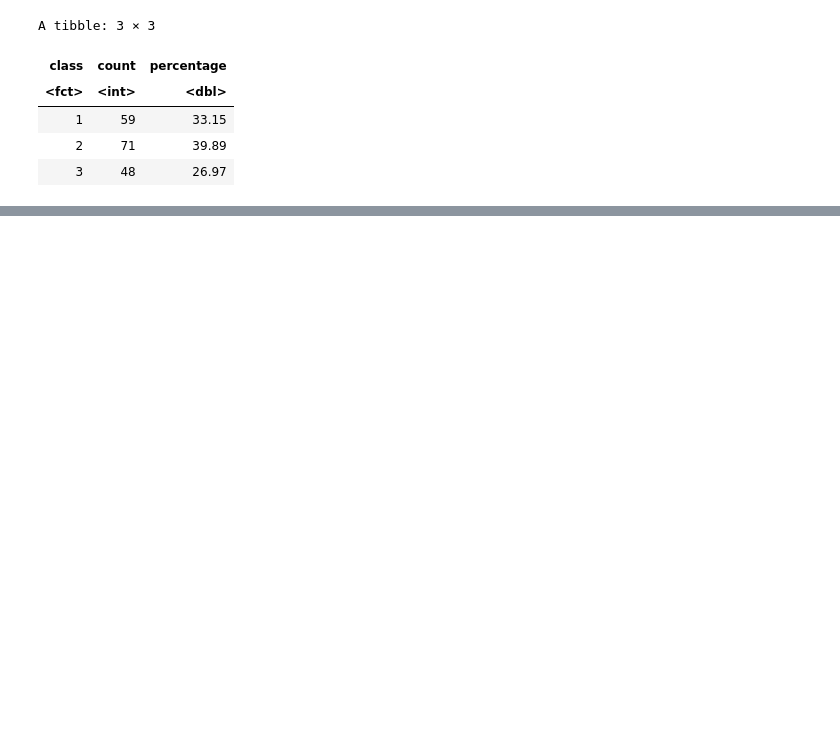
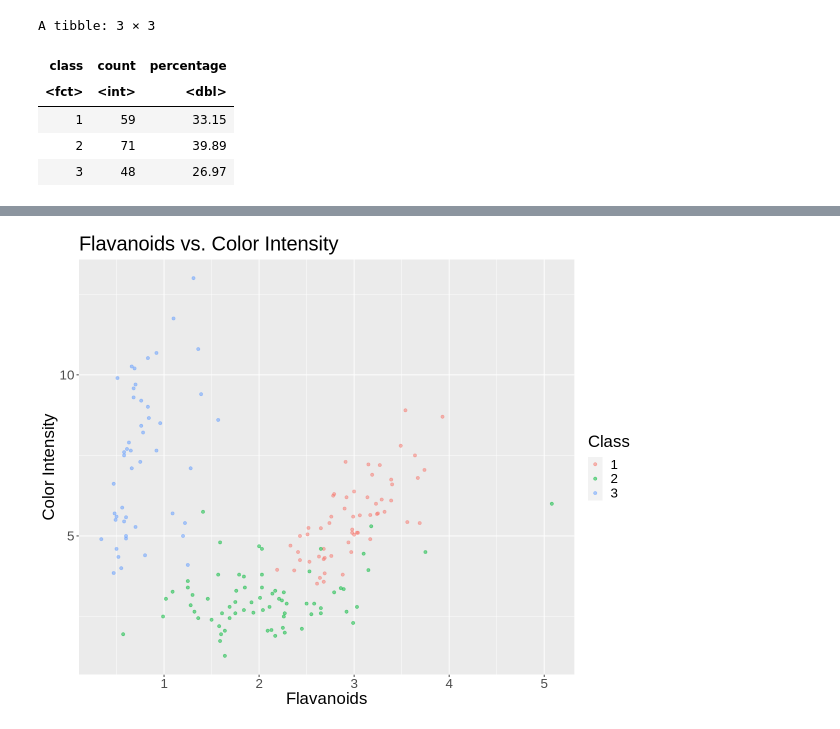
Before and after one commit to Herman-Liao/dsci100groupproject, a Jupyter notebook: Wine Classification.ipynb, the cells around one changed output, grey strips where cells are left out. Saved outputs shown, nothing was run; the diff lists cells and outputs as text; code cells hidden in the pictures; blank space fills up the shorter version.

```diff
--- a/Wine Classification.ipynb
+++ b/Wine Classification.ipynb
@@ -152,6 +178,10 @@ ggpairs(wine_main, aes(color = class, alpha = 0.5))
 # %%
-plot_flava_proline <- ggplot(wine, aes(x = flavanoid, y = proline, color = class)) +
-                      geom_point() +
-                      labs(x = "Flavanoids", y = "Proline", color = "Class") +
-                      ggtitle("Flavanoids vs. Proline") +
+options(repr.plot.width = 10, repr.plot.height = 8)
+plot_flava_color <- ggplot(wine, aes(x = flavanoid, y = color, color = class)) +
+                      geom_point(alpha = 0.5) +
+                      labs(x = "Flavanoids", y = "Color Intensity", color = "Class") +
+                      ggtitle("Flavanoids vs. Color Intensity") +
                       theme(text = element_text(size = 20))
+plot_flava_color
+# %% [output]
+[figure, added]
```
Also changed, not shown: parts of 23 cells of this notebook.
